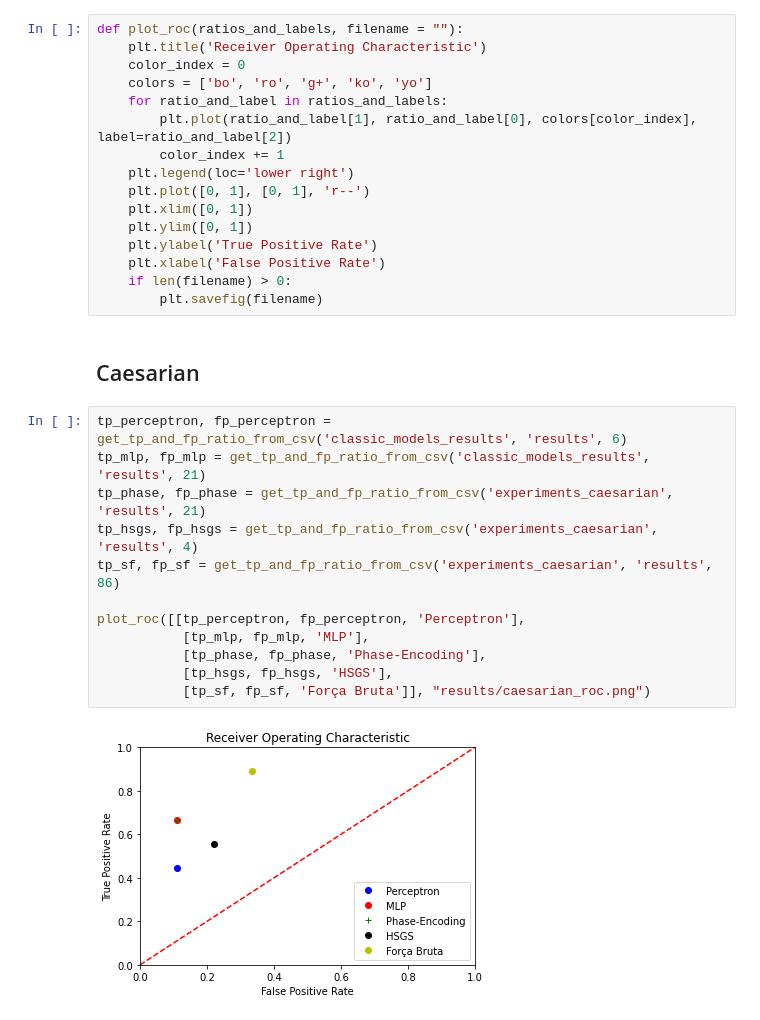
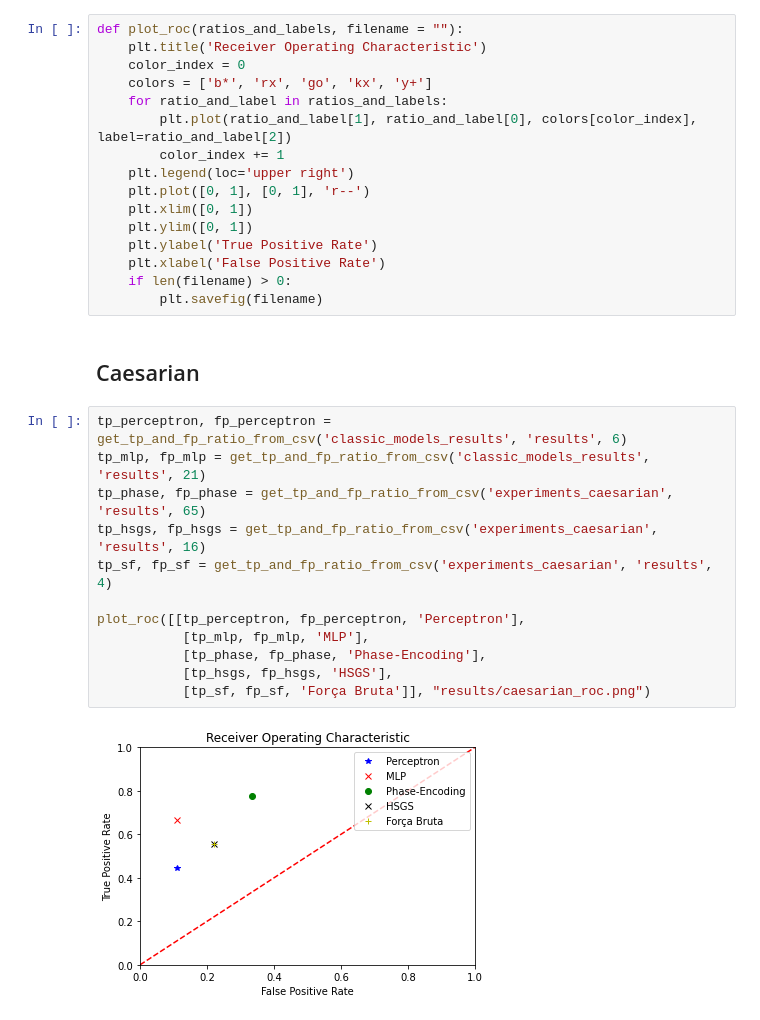
Before and after one commit to EduardoBrito97/QuantumArtificialNeuron, a Jupyter notebook: csv_reader.ipynb, the cells around one changed output. Drawn from its saved outputs; the diff is of its cells as text.

Commit message:
Caesarian results

```diff
--- a/csv_reader.ipynb
+++ b/csv_reader.ipynb
@@ -270,11 +282,11 @@ def get_tp_and_fp_ratio_from_csv(csv_name, folder_name, index):
 def plot_roc(ratios_and_labels, filename = ""):
     plt.title('Receiver Operating Characteristic')
     color_index = 0
-    colors = ['bo', 'ro', 'g+', 'ko', 'yo']
+    colors = ['b*', 'rx', 'go', 'kx', 'y+']
     for ratio_and_label in ratios_and_labels:
         plt.plot(ratio_and_label[1], ratio_and_label[0], colors[color_index], label=ratio_and_label[2])
         color_index += 1
-    plt.legend(loc='lower right')
+    plt.legend(loc='upper right')
     plt.plot([0, 1], [0, 1], 'r--')
     plt.xlim([0, 1])
     plt.ylim([0, 1])
@@ -287,14 +299,14 @@ def plot_roc(ratios_and_labels, filename = ""):
 # %%
 tp_perceptron, fp_perceptron = get_tp_and_fp_ratio_from_csv('classic_models_results', 'results', 6)
 tp_mlp, fp_mlp = get_tp_and_fp_ratio_from_csv('classic_models_results', 'results', 21)
-tp_phase, fp_phase = get_tp_and_fp_ratio_from_csv('experiments_caesarian', 'results', 21)
-tp_hsgs, fp_hsgs = get_tp_and_fp_ratio_from_csv('experiments_caesarian', 'results', 4)
-tp_sf, fp_sf = get_tp_and_fp_ratio_from_csv('experiments_caesarian', 'results', 86)
+tp_phase, fp_phase = get_tp_and_fp_ratio_from_csv('experiments_caesarian', 'results', 65)
+tp_hsgs, fp_hsgs = get_tp_and_fp_ratio_from_csv('experiments_caesarian', 'results', 16)
+tp_sf, fp_sf = get_tp_and_fp_ratio_from_csv('experiments_caesarian', 'results', 4)
 
 plot_roc([[tp_perceptron, fp_perceptron, 'Perceptron'],
            [tp_mlp, fp_mlp, 'MLP'],
            [tp_phase, fp_phase, 'Phase-Encoding'],
            [tp_hsgs, fp_hsgs, 'HSGS'],
            [tp_sf, fp_sf, 'Força Bruta']], "results/caesarian_roc.png")
 # %% [output]
-[figure, old version]
+[figure, new version]
```
Also changed, not shown: parts of 9 cells of this notebook, 2 other files.
